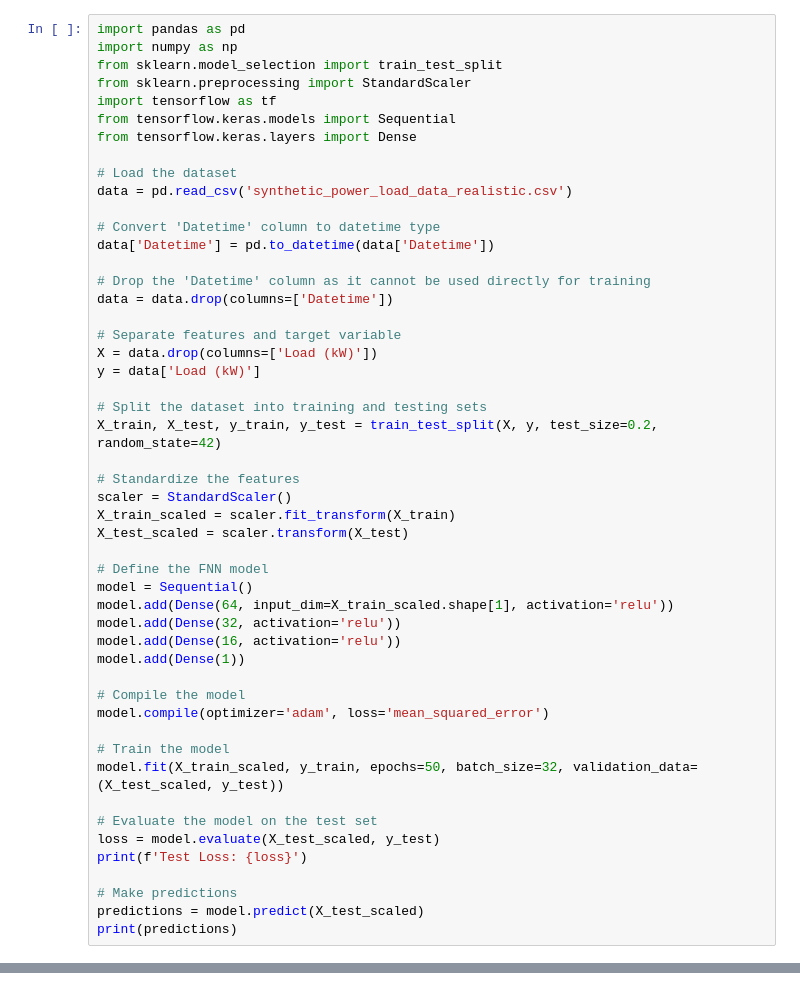
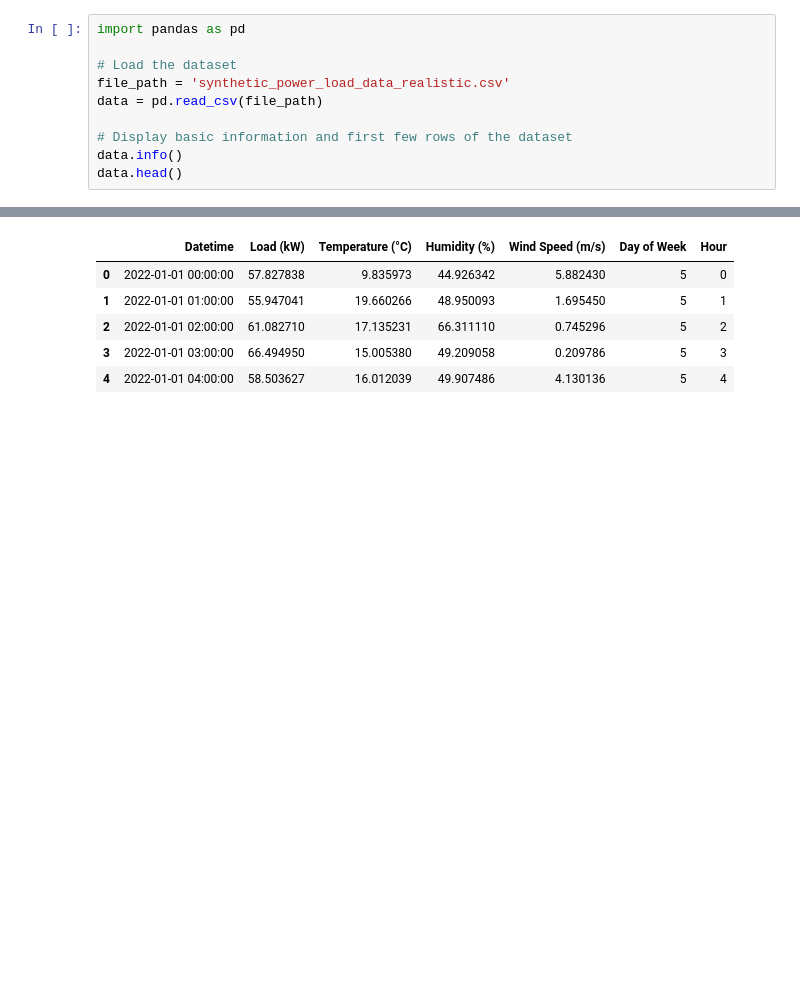
Before and after one commit to abubakkarproject/Day-Ahead-Load-Forecasting, a Jupyter notebook: FNN.ipynb, the cells around one changed output, grey strips where cells are left out. Drawn from its saved outputs; the diff is of its cells as text; blank space fills up the shorter version.

```diff
--- a/FNN.ipynb
+++ b/FNN.ipynb
@@ -1,51 +1,11 @@
 # %%
 import pandas as pd
-import numpy as np
-from sklearn.model_selection import train_test_split
-from sklearn.preprocessing import StandardScaler
-import tensorflow as tf
-from tensorflow.keras.models import Sequential
-from tensorflow.keras.layers import Dense
 
 # Load the dataset
-data = pd.read_csv('synthetic_power_load_data_realistic.csv')
+file_path = 'synthetic_power_load_data_realistic.csv'
+data = pd.read_csv(file_path)
 
-# Convert 'Datetime' column to datetime type
-data['Datetime'] = pd.to_datetime(data['Datetime'])
-
-# Drop the 'Datetime' column as it cannot be used directly for training
-data = data.drop(columns=['Datetime'])
-
-# Separate features and target variable
-X = data.drop(columns=['Load (kW)'])
-y = data['Load (kW)']
-
-# Split the dataset into training and testing sets
-X_train, X_test, y_train, y_test = train_test_split(X, y, test_size=0.2, random_state=42)
-
-# Standardize the features
-scaler = StandardScaler()
-X_train_scaled = scaler.fit_transform(X_train)
-X_test_scaled = scaler.transform(X_test)
-
-# Define the FNN model
-model = Sequential()
-model.add(Dense(64, input_dim=X_train_scaled.shape[1], activation='relu'))
-model.add(Dense(32, activation='relu'))
-model.add(Dense(16, activation='relu'))
-model.add(Dense(1))
-
-# Compile the model
-model.compile(optimizer='adam', loss='mean_squared_error')
-
-# Train the model
-model.fit(X_train_scaled, y_train, epochs=50, batch_size=32, validation_data=(X_test_scaled, y_test))
-
-# Evaluate the model on the test set
-loss = model.evaluate(X_test_scaled, y_test)
-print(f'Test Loss: {loss}')
-
-# Make predictions
-predictions = model.predict(X_test_scaled)
-print(predictions)
+# Display basic information and first few rows of the dataset
+data.info()
+data.head()
 # %% [output]
@@ -68,0 +26,6 @@ Epoch 6/50
+|  | Datetime | Load (kW) | Temperature (°C) | Humidity (%) | Wind Speed (m/s) | Day of Week | Hour |
+| 0 | 2022-01-01 00:00:00 | 57.827838 | 9.835973 | 44.926342 | 5.882430 | 5 | 0 |
+| 1 | 2022-01-01 01:00:00 | 55.947041 | 19.660266 | 48.950093 | 1.695450 | 5 | 1 |
+| 2 | 2022-01-01 02:00:00 | 61.082710 | 17.135231 | 66.311110 | 0.745296 | 5 | 2 |
+| 3 | 2022-01-01 03:00:00 | 66.494950 | 15.005380 | 49.209058 | 0.209786 | 5 | 3 |
+| 4 | 2022-01-01 04:00:00 | 58.503627 | 16.012039 | 49.907486 | 4.130136 | 5 | 4 |
```
Also changed, not shown: parts of 3 cells of this notebook, 1 other file.
